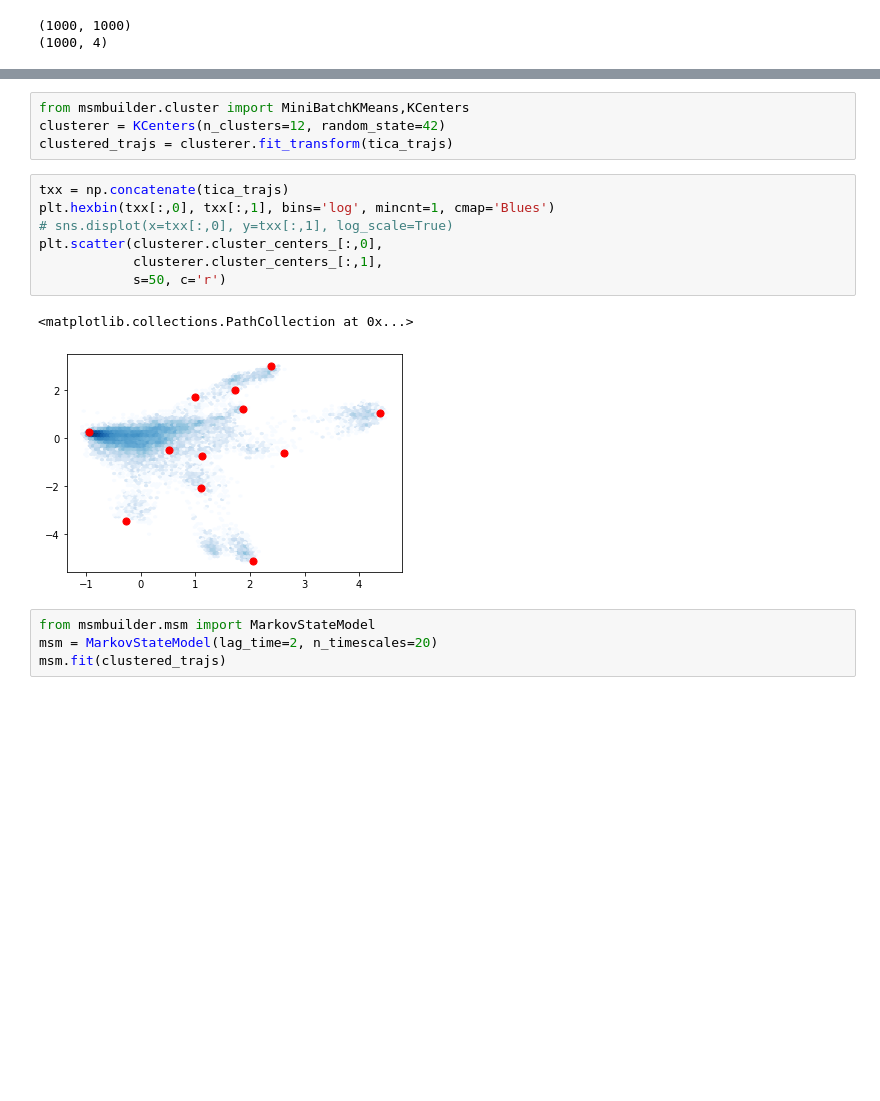
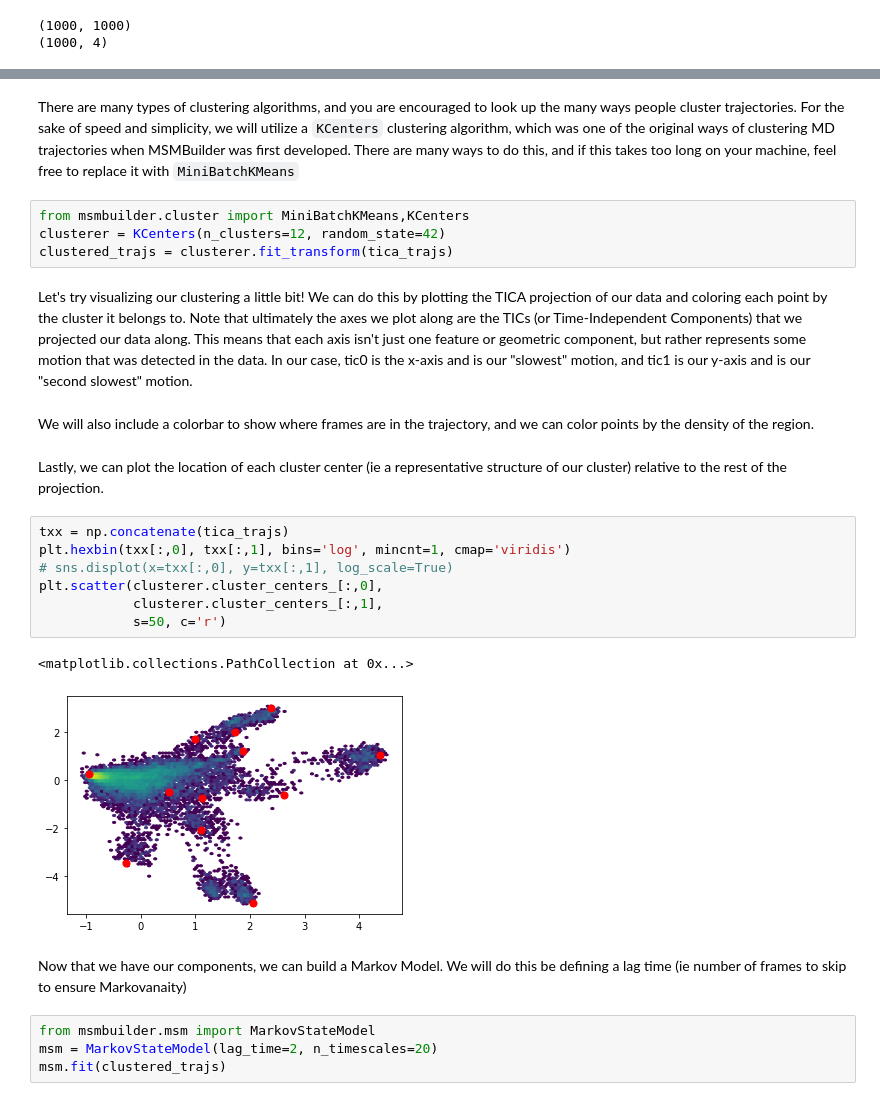
Before and after one commit to sukritsingh/compchem-class, a Jupyter notebook: markov-model.ipynb, the cells around one changed output, grey strips where cells are left out. Saved outputs shown, nothing was run; the diff lists cells and outputs as text; blank space fills up the shorter version.

```diff
--- a/markov-model.ipynb
+++ b/markov-model.ipynb
@@ -90,17 +105,34 @@ print(tica_trajs[0].shape)
+# %% [markdown]
+There are many types of clustering algorithms, and you are encouraged to look up the many ways people cluster trajectories.
+For the sake of speed and simplicity, we will utilize a `KCenters` clustering algorithm, which was one of the original ways of clustering
+MD trajectories when MSMBuilder was first developed. There are many ways to do this, and if this takes too long on your machine, feel free to replace it with `MiniBatchKMeans`
 # %%
 from msmbuilder.cluster import MiniBatchKMeans,KCenters
 clusterer = KCenters(n_clusters=12, random_state=42)
 clustered_trajs = clusterer.fit_transform(tica_trajs)
+# %% [markdown]
+Let's try visualizing our clustering a little bit!
+We can do this by plotting the TICA projection of our data and coloring each point by the cluster it belongs to.
+Note that ultimately the axes we plot along are the TICs (or Time-Independent Components) that we projected our data along.
+This means that each axis isn't just one feature or geometric component, but rather represents some motion that was detected in the data.
+In our case, tic0 is the x-axis and is our "slowest" motion, and tic1 is our y-axis and is our "second slowest" motion.
+# %% [markdown]
+We will also include a colorbar to show where frames are in the trajectory, and we can color points by the density of the region.
+# %% [markdown]
+Lastly, we can plot the location of each cluster center (ie a representative structure of our cluster) relative to the rest of the projection.
 # %%
 txx = np.concatenate(tica_trajs)
-plt.hexbin(txx[:,0], txx[:,1], bins='log', mincnt=1, cmap='Blues')
+plt.hexbin(txx[:,0], txx[:,1], bins='log', mincnt=1, cmap='viridis')
 # sns.displot(x=txx[:,0], y=txx[:,1], log_scale=True)
 plt.scatter(clusterer.cluster_centers_[:,0],
             clusterer.cluster_centers_[:,1],
             s=50, c='r')
 # %% [output]
 <matplotlib.collections.PathCollection at 0x...>
-[figure, old version]
+[figure, new version]
+# %% [markdown]
+Now that we have our components, we can build a Markov Model.
+We will do this be defining a lag time (ie number of frames to skip to ensure Markovanaity)
 # %%
 from msmbuilder.msm import MarkovStateModel
 msm = MarkovStateModel(lag_time=2, n_timescales=20)
```
Also changed, not shown: parts of 14 cells of this notebook.
